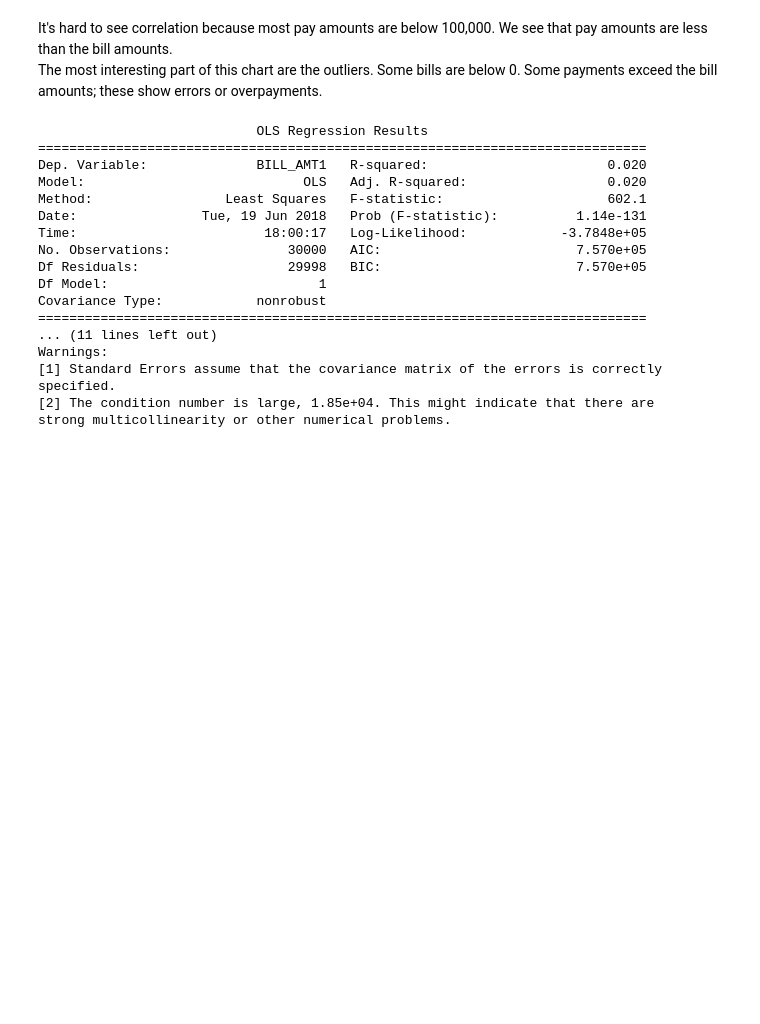
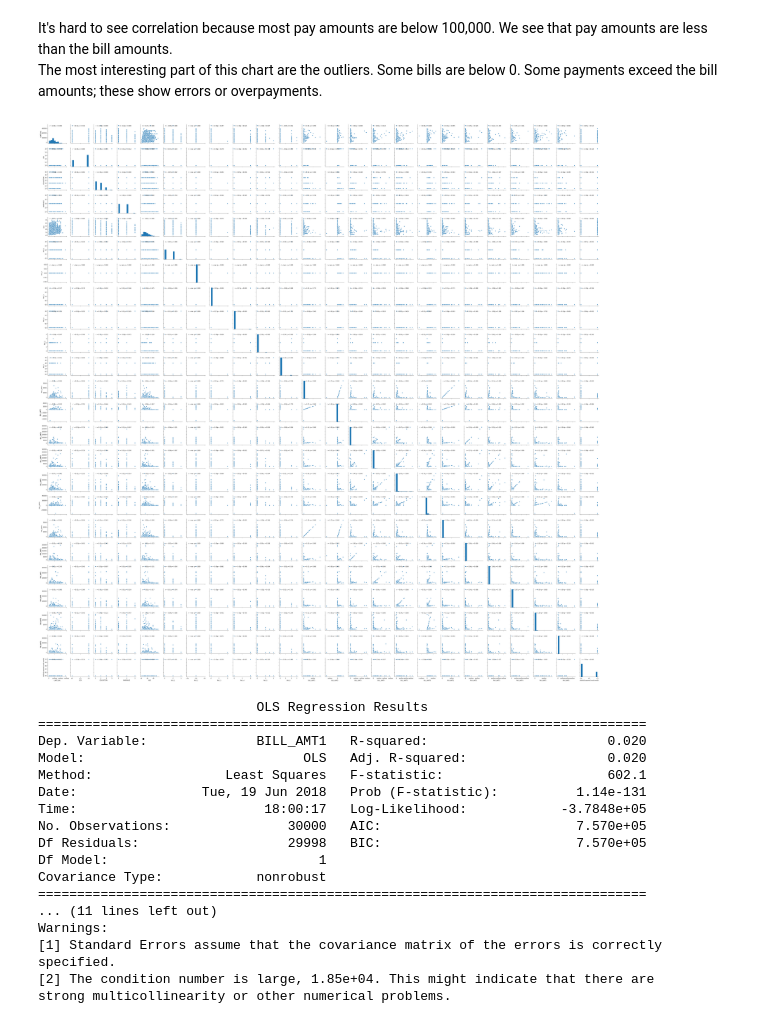
Before and after one commit to misterhappy2/statistics, a Jupyter notebook: Statistics-Copy1.ipynb, the cells around one changed output. Drawn from its saved outputs; the diff is of its cells as text; code cells hidden in the pictures; blank space fills up the shorter version.

Commit message:
stats

```diff
--- a/Statistics-Copy1.ipynb
+++ b/Statistics-Copy1.ipynb
@@ -242,6 +202,26 @@ plt.show()
 # %% [markdown]
 It's hard to see correlation because most pay amounts are below 100,000.  We see that pay amounts are less than the bill amounts.
 The most interesting part of this chart are the outliers.  Some bills are below 0.  Some payments exceed the bill amounts; these show errors or overpayments.
+# %%
+import matplotlib.pyplot as plt
+import seaborn as sns
+from scipy.stats import pearsonr
+
+def corrfunc(x, y, **kws):
+    (r, p) = pearsonr(x, y)
+    ax = plt.gca()
+    ax.annotate("r = {:.2f} ".format(r),
+                xy=(.1, .9), xycoords=ax.transAxes)
+    ax.annotate("p = {:.3f}".format(p),
+                xy=(.4, .9), xycoords=ax.transAxes)
+
+
+dframe = clean_df[clean_df["BILL_AMT1"] == clean_df["PAY_AMT1"]]
+graph = sns.pairplot(dframe)
+graph.map(corrfunc)
+plt.show()
+# %% [output]
+[figure, added]
 # %%
 import scipy.stats as stats
 #import  statsmodels.formula.apistatsmode  as sm
```
Also changed, not shown: parts of 2 cells of this notebook.
